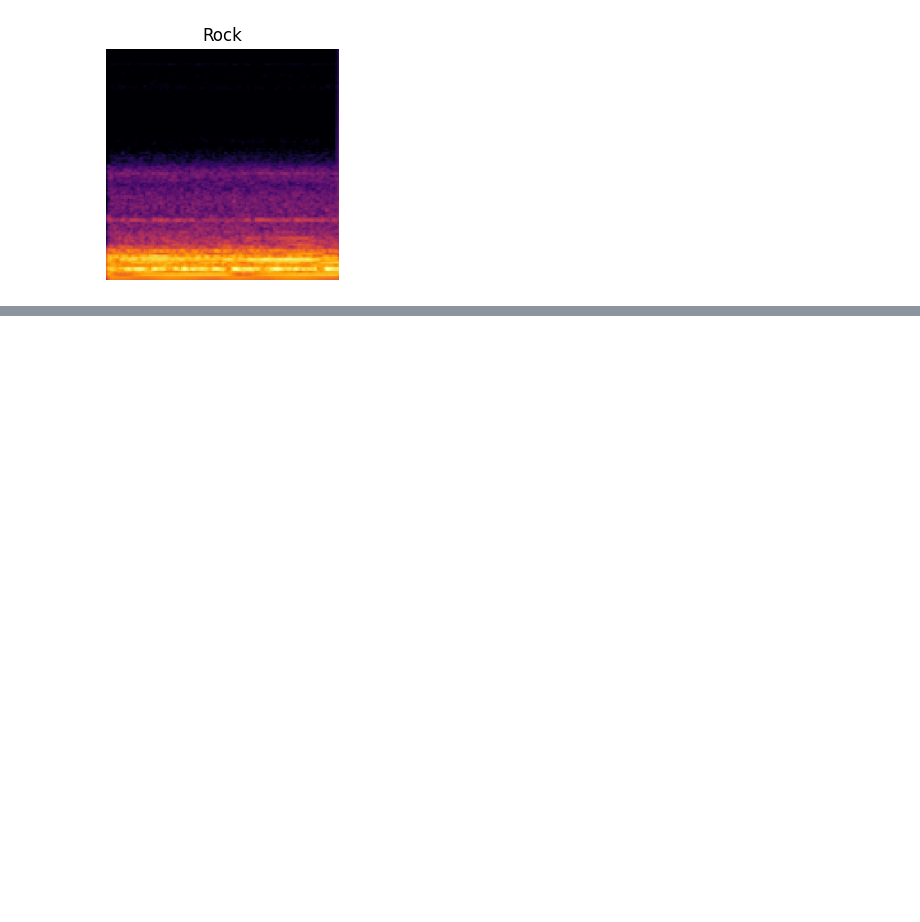
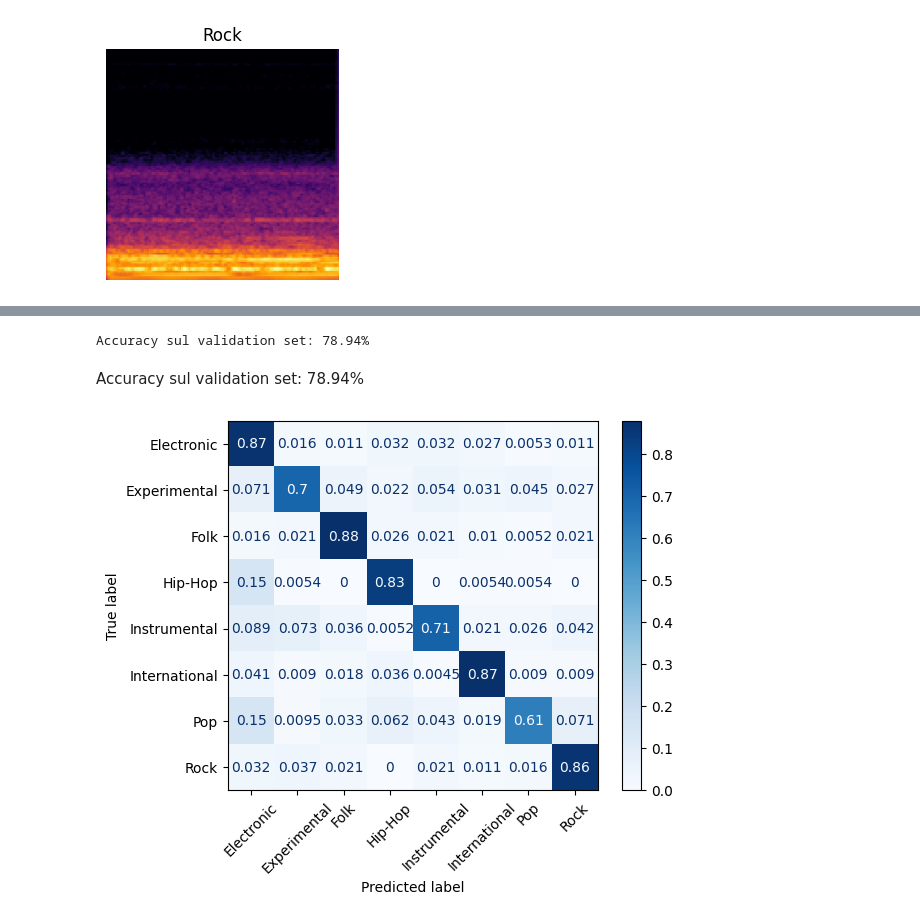
Before and after one commit to cuomo2236364-create/FDS-20252026, a Jupyter notebook: fma_dataset.ipynb, the cells around one changed output, grey strips where cells are left out. Cells and saved outputs as stored; diff of their text form; code cells hidden in the pictures; blank space fills up the shorter version.

```diff
--- a/fma_dataset.ipynb
+++ b/fma_dataset.ipynb
@@ -323,0 +286,20 @@ print("Numero immagini totali:", len(train_dataset))
+# %%
+#Training cycle (might take a bit!)[1h and 45m]
+#loss should be around 0.903 given by -log(1/n° of classes)
+epochs = 5
+
+for epoch in range(epochs):
+    running_loss = 0.0
+
+    for images, labels in train_loader:
+        optimizer.zero_grad()
+
+        outputs = model(images)
+        loss = criterion(outputs, labels)
+
+        loss.backward()
+        optimizer.step()
+
+        running_loss += loss.item()
+
+    print(f"Epoch {epoch+1}/{epochs}, Loss: {running_loss/len(train_loader)}")
@@ -323,0 +317,59 @@ print("Numero immagini totali:", len(train_dataset))
+# %%
+#LETS TRY IT ON A VALIDATION SET AND CHECK THE ACCURACY
+
+# Train/validation split
+val_ratio = 0.2
+train_size = int(len(dataset) * (1 - val_ratio))
+val_size = len(dataset) - train_size
+train_dataset, val_dataset = random_split(dataset, [train_size, val_size])
+
+train_loader = DataLoader(train_dataset, batch_size=32, shuffle=True)
+val_loader   = DataLoader(val_dataset, batch_size=32, shuffle=False)
+
+# Device
+device = torch.device("cuda" if torch.cuda.is_available() else "cpu")
+model = model.to(device)
+
+# Accuracy sul validation set
+model.eval()
+correct = sum(
+    (torch.max(model(images.to(device)).data, 1)[1] == labels.to(device)).sum().item()
+    for images, labels in val_loader
+)
+total = len(val_dataset)
+print(f"Accuracy sul validation set: {100 * correct / total:.2f}%")
+# %% [output]
+Accuracy sul validation set: 78.94%
+# %% [markdown]
+Accuracy sul validation set: 78.94%
+# %%
+import matplotlib.pyplot as plt
+from sklearn.metrics import confusion_matrix, ConfusionMatrixDisplay
+import torch
+
+# Make sure model is in evaluation mode
+model.eval()
+
+all_labels, all_preds, all_images, all_filenames = [], [], [], []
+
+# Loop through validation set
+with torch.no_grad():
+    for images, labels in val_loader:
+        images, labels = images.to(device), labels.to(device)
+        outputs = model(images)
+        _, predicted = torch.max(outputs.data, 1)
+
+        all_labels.extend(labels.cpu().numpy())
+        all_preds.extend(predicted.cpu().numpy())
+        all_images.extend(images.cpu())  # keep images for visualization
+        # Normalized confusion matrix
+cm = confusion_matrix(all_labels, all_preds)
+cm_normalized = cm.astype('float') / cm.sum(axis=1)[:, np.newaxis]
+disp = ConfusionMatrixDisplay(cm_normalized, display_labels=dataset.classes)
+disp.plot(cmap="Blues", xticks_rotation=45)
+plt.show()
+
+# Visualize misclassified examples for certain genres
+misclassified_idx = [i for i, (true, pred) in enumerate(zip(all_labels, all_preds)) if true != pred]
+# %% [output]
+[figure, added]
```
Also changed, not shown: parts of 21 cells of this notebook.
